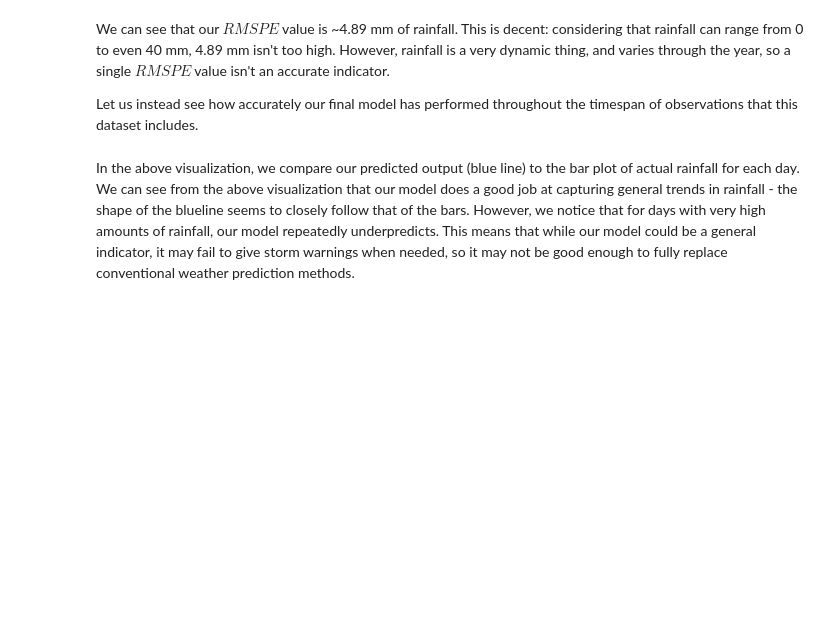
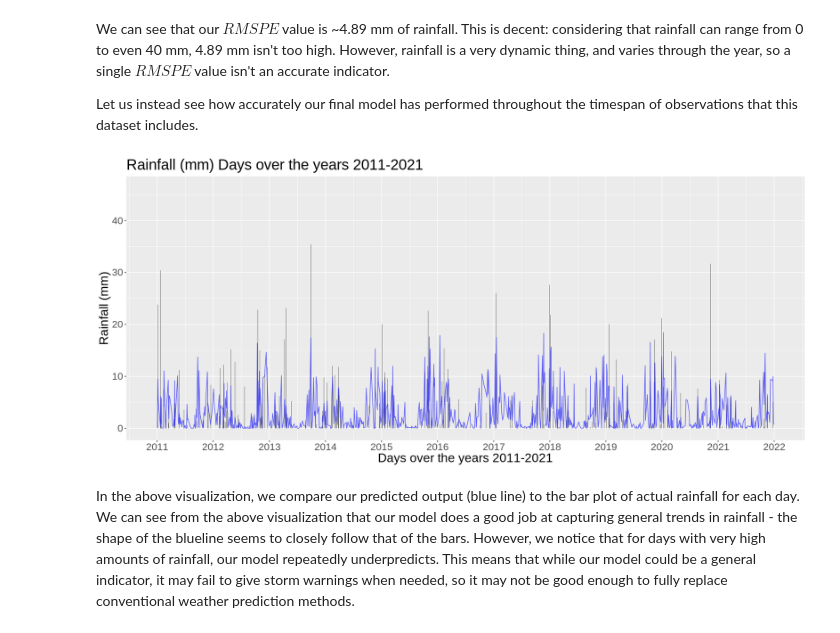
Before and after one commit to taimagher/Weather-Stats-Report, a Jupyter notebook: group78_report.ipynb, the cells around one changed output. Drawn from its saved outputs; the diff is of its cells as text; code cells hidden in the pictures; blank space fills up the shorter version.

```diff
--- a/group78_report.ipynb
+++ b/group78_report.ipynb
@@ -323,13 +349,17 @@ Let us instead see how accurately our final model has performed throughout the t
 # %%
 options(repr.plot.width = 16, repr.plot.height = 7)
 
 rain_pred_plot <- ggplot(rain_pred, aes(x = date, y = rain)) +
                         geom_bar(stat = "identity") +
                         geom_line(data = rain_pred, aes(x = date, y = .pred), color = "blue", alpha = 0.6) +
-                        labs(x = "Date", y = "Rainfall (mm)") +
+                        labs(x = "Days over the years 2011-2021", y = "Rainfall (mm)") +
                         scale_x_date(date_labels = "%Y", date_breaks = "1 year") +
-                        theme(text = element_text(size = 20))
+                        theme(text = element_text(size = 20)) +
+    ggtitle("Rainfall (mm) Days over the years 2011-2021")
+
 rain_pred_plot
+# %% [output]
+[figure, added]
 # %% [markdown]
 In the above visualization, we compare our predicted output (blue line) to the bar plot of actual rainfall for each day. We can see from the above visualization that our model does a good job at capturing general trends in rainfall - the shape of the blueline seems to closely follow that of the bars. However, we notice that for days with very high amounts of rainfall, our model repeatedly underpredicts. This means that while our model could be a general indicator, it may fail to give storm warnings when needed, so it may not be good enough to fully replace conventional weather prediction methods.
 # %% [markdown]
```
Also changed, not shown: parts of 11 cells of this notebook.
